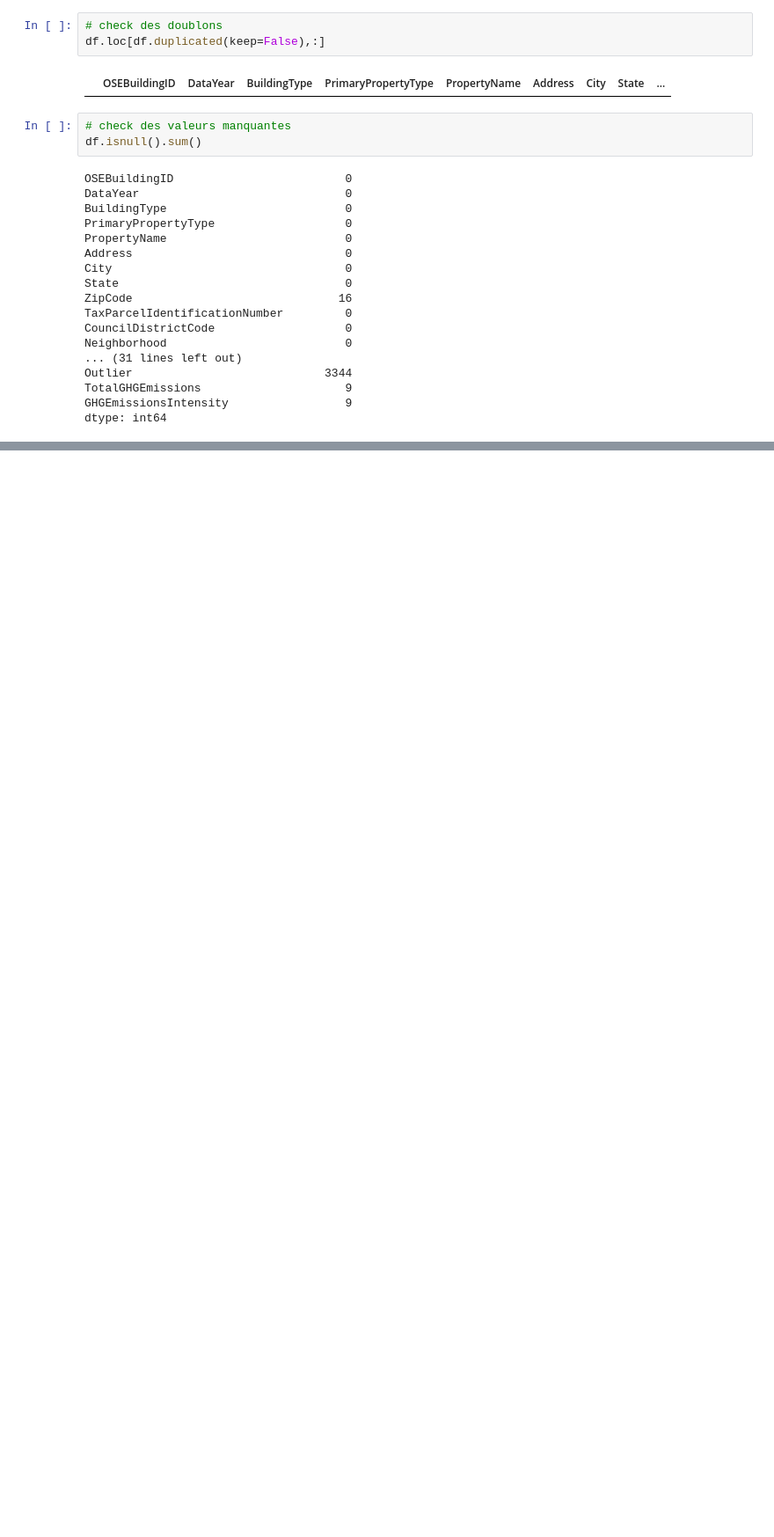
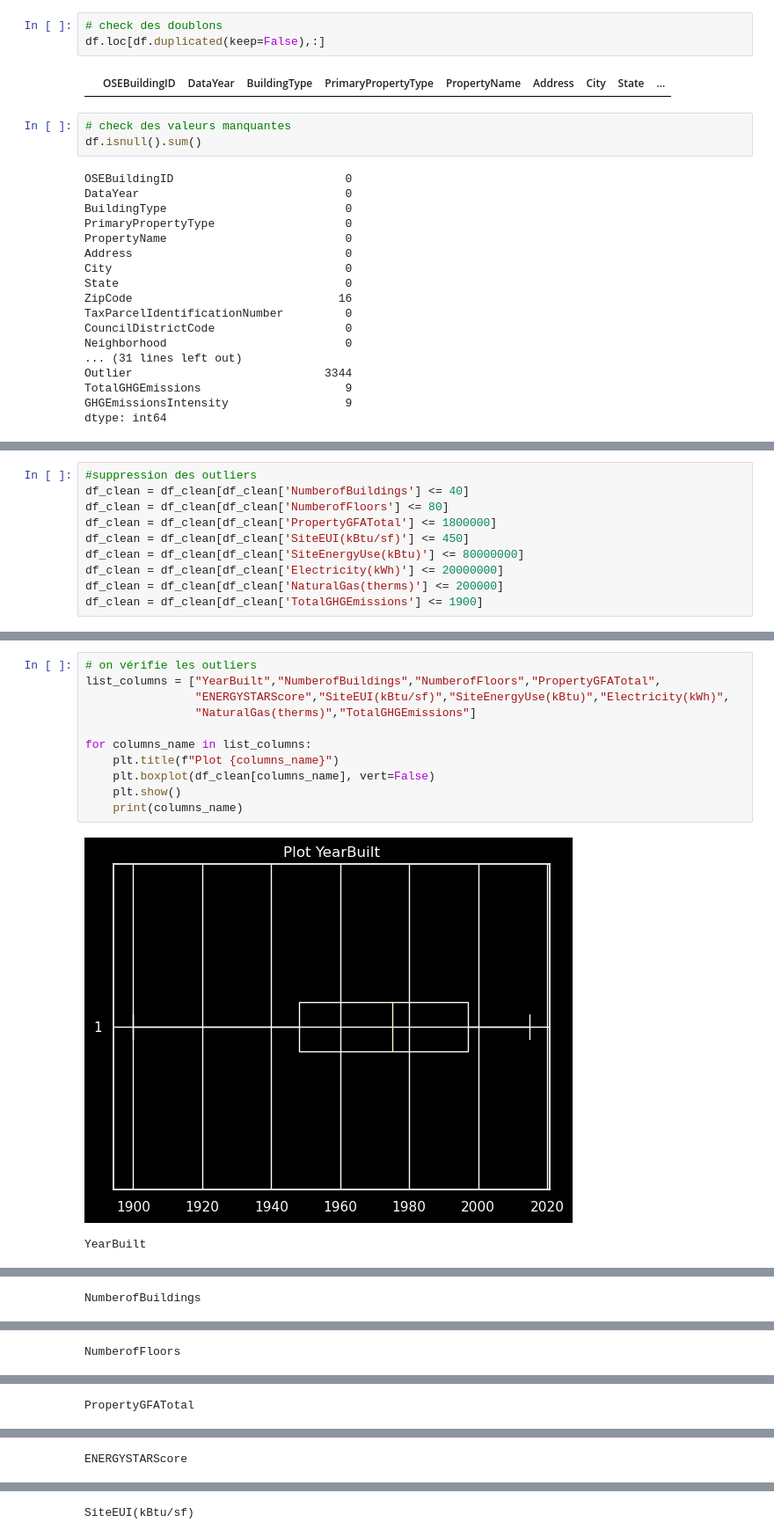
Before and after one commit to random-agile/Anticipate-Energy-Needs, a Jupyter notebook: Projet_3_Data_Cleaning.ipynb, the cells around one changed output, grey strips where cells are left out. Shown at 88% size. Cells and saved outputs as stored; diff of their text form; blank space fills up the shorter version.

```diff
--- a/Projet_3_Data_Cleaning.ipynb
+++ b/Projet_3_Data_Cleaning.ipynb
@@ -67,0 +183,10 @@ df_subset = df[["BuildingType",""]]
+# %%
+#suppression des outliers
+df_clean = df_clean[df_clean['NumberofBuildings'] <= 40]
+df_clean = df_clean[df_clean['NumberofFloors'] <= 80]
+df_clean = df_clean[df_clean['PropertyGFATotal'] <= 1800000]
+df_clean = df_clean[df_clean['SiteEUI(kBtu/sf)'] <= 450]
+df_clean = df_clean[df_clean['SiteEnergyUse(kBtu)'] <= 80000000]
+df_clean = df_clean[df_clean['Electricity(kWh)'] <= 20000000]
+df_clean = df_clean[df_clean['NaturalGas(therms)'] <= 200000]
+df_clean = df_clean[df_clean['TotalGHGEmissions'] <= 1900]
@@ -67,0 +197,14 @@ df_subset = df[["BuildingType",""]]
+# %%
+# on vérifie les outliers
+list_columns = ["YearBuilt","NumberofBuildings","NumberofFloors","PropertyGFATotal",
+                "ENERGYSTARScore","SiteEUI(kBtu/sf)","SiteEnergyUse(kBtu)","Electricity(kWh)",
+                "NaturalGas(therms)","TotalGHGEmissions"]
+
+for columns_name in list_columns:
+    plt.title(f"Plot {columns_name}")
+    plt.boxplot(df_clean[columns_name], vert=False)
+    plt.show()
+    print(columns_name)
+# %% [output]
+[figure, added]
+YearBuilt
@@ -67,0 +212 @@ df_subset = df[["BuildingType",""]]
+NumberofBuildings
@@ -67,0 +214 @@ df_subset = df[["BuildingType",""]]
+NumberofFloors
@@ -67,0 +216 @@ df_subset = df[["BuildingType",""]]
+PropertyGFATotal
@@ -67,0 +218 @@ df_subset = df[["BuildingType",""]]
+ENERGYSTARScore
@@ -67,0 +220 @@ df_subset = df[["BuildingType",""]]
+SiteEUI(kBtu/sf)
```
Also changed, not shown: parts of 19 cells of this notebook, 1 other file.
